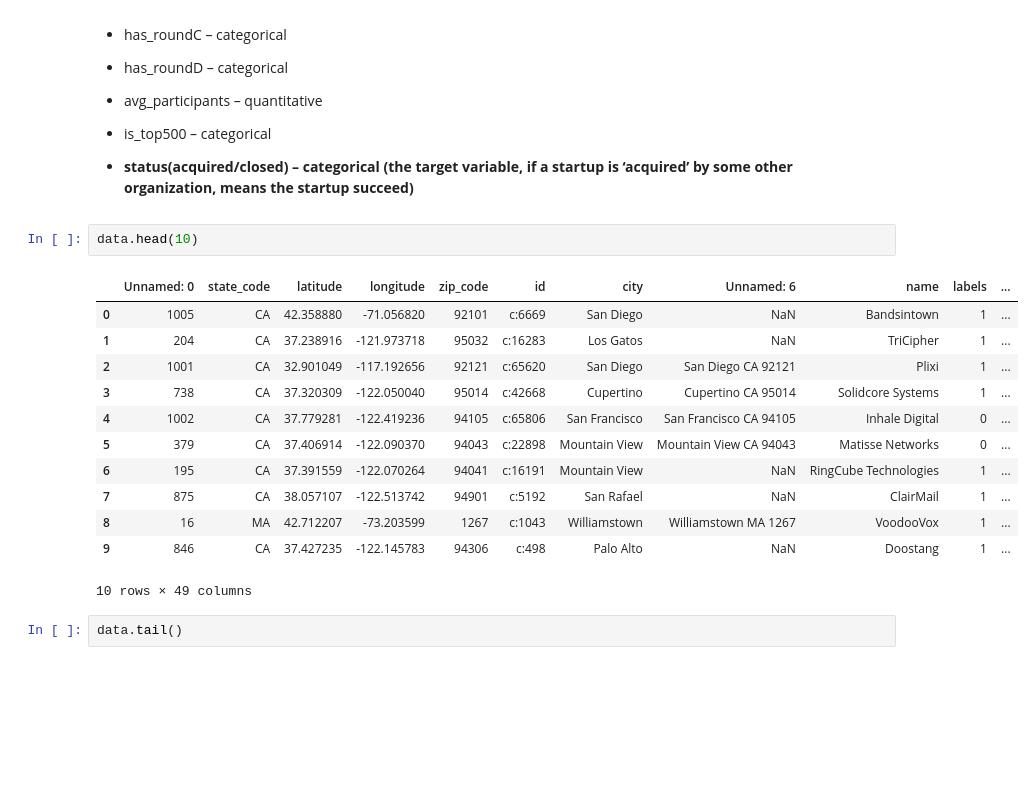
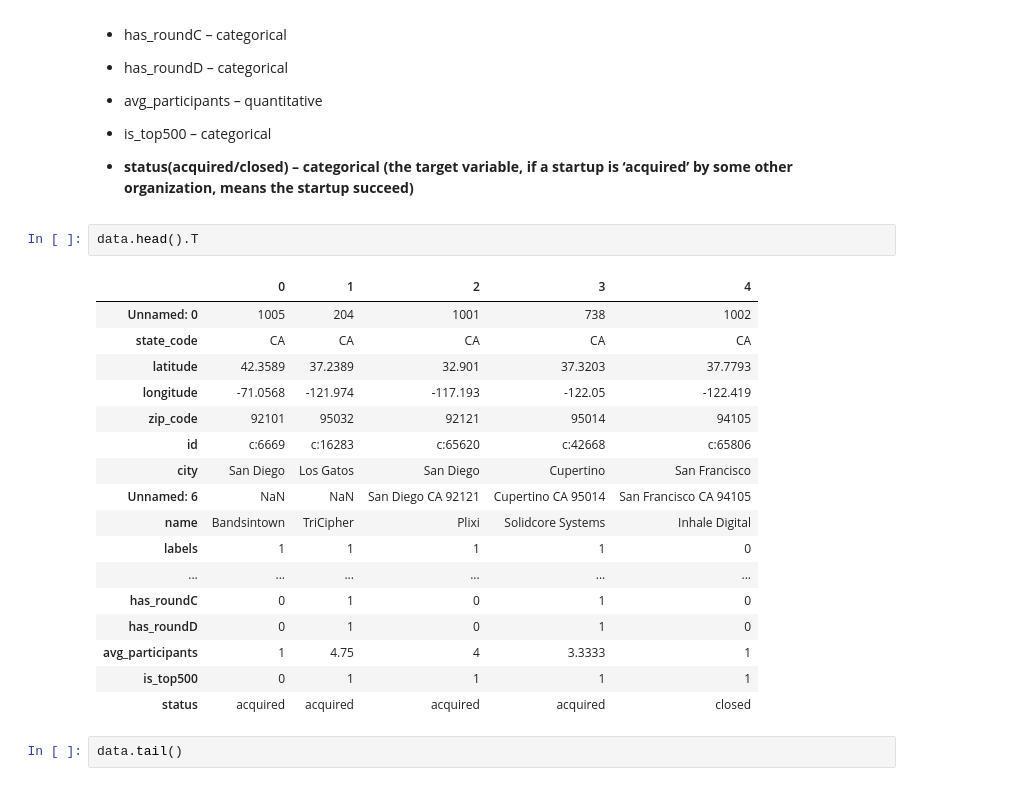
Before and after one commit to eniola-f/Hamoye_project, a Jupyter notebook: Startup_data.ipynb, the cells around one changed output. Drawn from its saved outputs; the diff is of its cells as text; blank space fills up the shorter version.

Commit message:
answer questions about data

```diff
--- a/Startup_data.ipynb
+++ b/Startup_data.ipynb
@@ -36,20 +36,25 @@ The data contains industry trends, investment insights and individual company in
 
 * **status(acquired/closed) – categorical (the target variable, if a startup is ‘acquired’ by some other organization, means the startup succeed)**
 # %%
-data.head(10)
+data.head().T
 # %% [output]
-|  | Unnamed: 0 | state_code | latitude | longitude | zip_code | id | city | Unnamed: 6 | name | labels | ... |
-| 0 | 1005 | CA | 42.358880 | -71.056820 | 92101 | c:6669 | San Diego | NaN | Bandsintown | 1 | ... |
-| 1 | 204 | CA | 37.238916 | -121.973718 | 95032 | c:16283 | Los Gatos | NaN | TriCipher | 1 | ... |
-| 2 | 1001 | CA | 32.901049 | -117.192656 | 92121 | c:65620 | San Diego | San Diego CA 92121 | Plixi | 1 | ... |
-| 3 | 738 | CA | 37.320309 | -122.050040 | 95014 | c:42668 | Cupertino | Cupertino CA 95014 | Solidcore Systems | 1 | ... |
-| 4 | 1002 | CA | 37.779281 | -122.419236 | 94105 | c:65806 | San Francisco | San Francisco CA 94105 | Inhale Digital | 0 | ... |
-| 5 | 379 | CA | 37.406914 | -122.090370 | 94043 | c:22898 | Mountain View | Mountain View CA 94043 | Matisse Networks | 0 | ... |
-| 6 | 195 | CA | 37.391559 | -122.070264 | 94041 | c:16191 | Mountain View | NaN | RingCube Technologies | 1 | ... |
-| 7 | 875 | CA | 38.057107 | -122.513742 | 94901 | c:5192 | San Rafael | NaN | ClairMail | 1 | ... |
-| 8 | 16 | MA | 42.712207 | -73.203599 | 1267 | c:1043 | Williamstown | Williamstown MA 1267 | VoodooVox | 1 | ... |
-| 9 | 846 | CA | 37.427235 | -122.145783 | 94306 | c:498 | Palo Alto | NaN | Doostang | 1 | ... |
+|  | 0 | 1 | 2 | 3 | 4 |
+| Unnamed: 0 | 1005 | 204 | 1001 | 738 | 1002 |
+| state_code | CA | CA | CA | CA | CA |
+| latitude | 42.3589 | 37.2389 | 32.901 | 37.3203 | 37.7793 |
+| longitude | -71.0568 | -121.974 | -117.193 | -122.05 | -122.419 |
+| zip_code | 92101 | 95032 | 92121 | 95014 | 94105 |
+| id | c:6669 | c:16283 | c:65620 | c:42668 | c:65806 |
+| city | San Diego | Los Gatos | San Diego | Cupertino | San Francisco |
+| Unnamed: 6 | NaN | NaN | San Diego CA 92121 | Cupertino CA 95014 | San Francisco CA 94105 |
+| name | Bandsintown | TriCipher | Plixi | Solidcore Systems | Inhale Digital |
+| labels | 1 | 1 | 1 | 1 | 0 |
+| ... | ... | ... | ... | ... | ... |
+| has_roundC | 0 | 1 | 0 | 1 | 0 |
+| has_roundD | 0 | 1 | 0 | 1 | 0 |
+| avg_participants | 1 | 4.75 | 4 | 3.3333 | 1 |
+| is_top500 | 0 | 1 | 1 | 1 | 1 |
+| status | acquired | acquired | acquired | acquired | closed |
-10 rows × 49 columns
 # %%
 data.tail()
 # %% [output]
```
Also changed, not shown: parts of 50 cells of this notebook.
